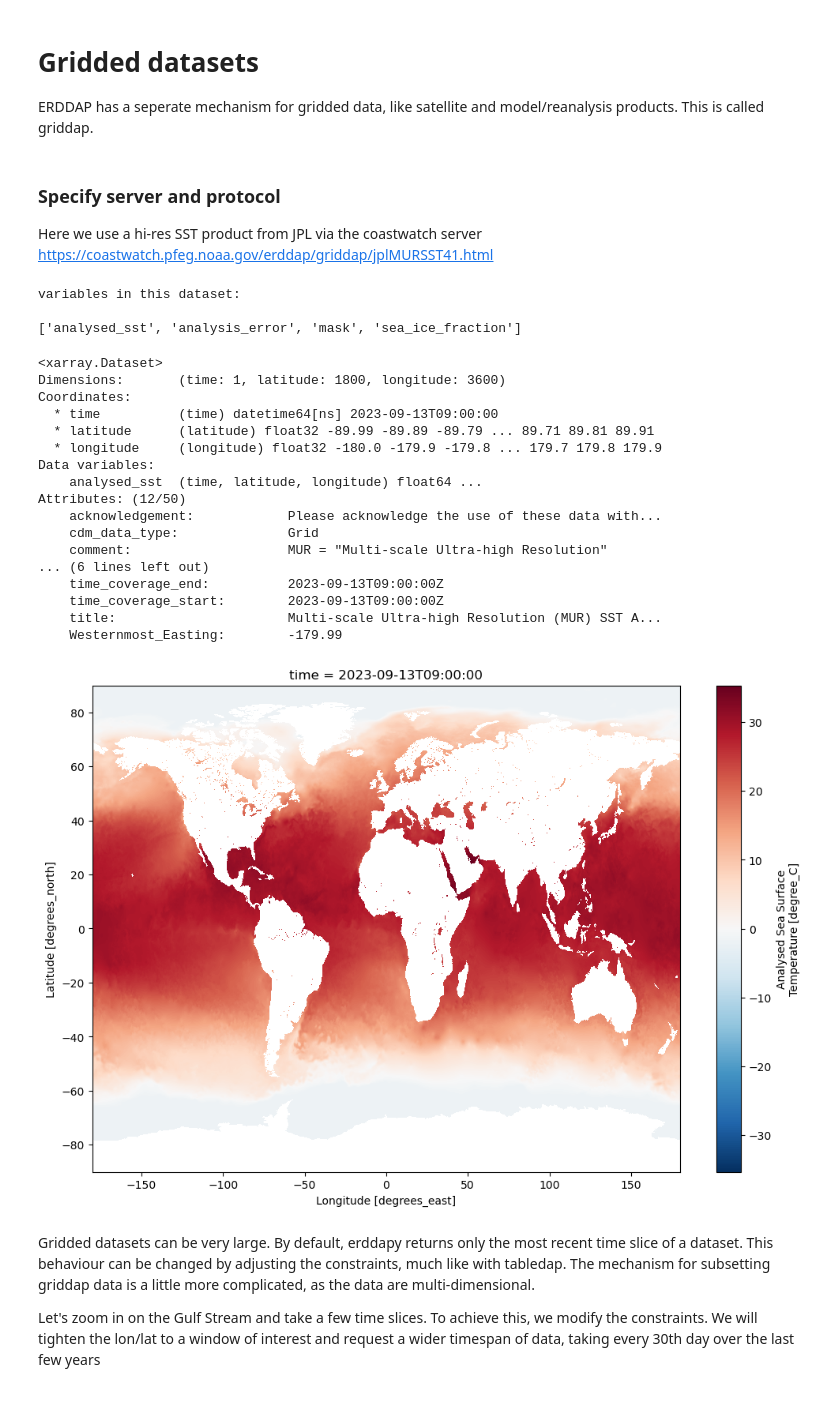
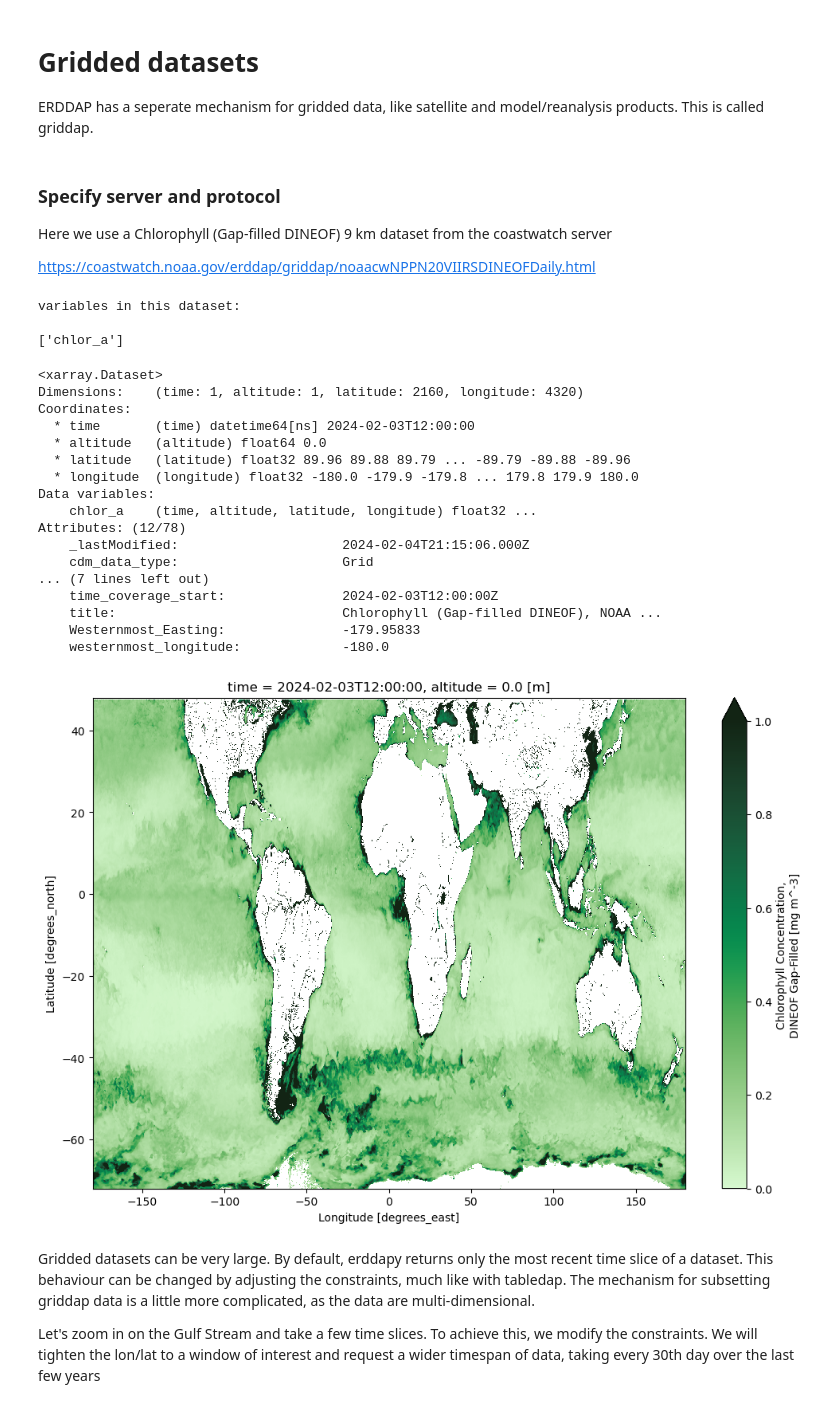
Before and after one commit to voto-ocean-knowledge/goos-erddap-demo, a Jupyter notebook: 02_gridded_data.ipynb, the cells around one changed output. Cells and saved outputs as stored; diff of their text form; code cells hidden in the pictures.

Commit message:
use coastwatch servers and datasets

```diff
--- a/02_gridded_data.ipynb
+++ b/02_gridded_data.ipynb
@@ -11,51 +12,50 @@ import cartopy.crs as ccrs
 # %% [markdown]
 ### Specify server and protocol
 
-Here we use a hi-res SST product from JPL via the coastwatch server https://coastwatch.pfeg.noaa.gov/erddap/griddap/jplMURSST41.html
+Here we use a Chlorophyll (Gap-filled DINEOF) 9 km dataset from the coastwatch server
+
+https://coastwatch.noaa.gov/erddap/griddap/noaacwNPPN20VIIRSDINEOFDaily.html
 # %%
 e = ERDDAP(
-    server="https://coastwatch.pfeg.noaa.gov/erddap",
+    server="https://coastwatch.noaa.gov/erddap",
     protocol="griddap",
 )
-
-e.dataset_id='jplMURSST41'
+e.dataset_id='noaacwNPPN20VIIRSDINEOFDaily'
 
 e.griddap_initialize() # This sends a background request to find the dataset's variables and extent
 print(f"variables in this dataset:\n\n{e.variables}")
 # %% [output]
 variables in this dataset:
 
-['analysed_sst', 'analysis_error', 'mask', 'sea_ice_fraction']
+['chlor_a']
 # %%
-e.constraints['latitude_step'] = 10
-e.constraints['longitude_step'] = 10
-e.variables = ['analysed_sst']
+e.variables = ['chlor_a']
 # %%
 ds = e.to_xarray()
 # %%
 ds
 # %% [output]
 <xarray.Dataset>
-Dimensions:       (time: 1, latitude: 1800, longitude: 3600)
+Dimensions:    (time: 1, altitude: 1, latitude: 2160, longitude: 4320)
 Coordinates:
-  * time          (time) datetime64[ns] 2023-09-13T09:00:00
-  * latitude      (latitude) float32 -89.99 -89.89 -89.79 ... 89.71 89.81 89.91
-  * longitude     (longitude) float32 -180.0 -179.9 -179.8 ... 179.7 179.8 179.9
+  * time       (time) datetime64[ns] 2024-02-03T12:00:00
+  * altitude   (altitude) float64 0.0
+  * latitude   (latitude) float32 89.96 89.88 89.79 ... -89.79 -89.88 -89.96
+  * longitude  (longitude) float32 -180.0 -179.9 -179.8 ... 179.8 179.9 180.0
 Data variables:
-    analysed_sst  (time, latitude, longitude) float64 ...
-Attributes: (12/50)
-    acknowledgement:            Please acknowledge the use of these data with...
-    cdm_data_type:              Grid
-    comment:                    MUR = "Multi-scale Ultra-high Resolution"
-... (6 lines left out)
-    time_coverage_end:          2023-09-13T09:00:00Z
-    time_coverage_start:        2023-09-13T09:00:00Z
-    title:                      Multi-scale Ultra-high Resolution (MUR) SST A...
-    Westernmost_Easting:        -179.99
+    chlor_a    (time, altitude, latitude, longitude) float32 ...
+Attributes: (12/78)
+    _lastModified:                     2024-02-04T21:15:06.000Z
+    cdm_data_type:                     Grid
+... (7 lines left out)
+    time_coverage_start:               2024-02-03T12:00:00Z
+    title:                             Chlorophyll (Gap-filled DINEOF), NOAA ...
+    Westernmost_Easting:               -179.95833
+    westernmost_longitude:             -180.0
 # %%
-ds.analysed_sst.plot(figsize=(12, 8));
+ds.chlor_a.plot(figsize=(12, 8), vmin=0, vmax=1, ylim=(-72, 48), cmap=cmo.algae);
 # %% [output]
-[figure, old version]
+[figure, new version]
 # %% [markdown]
 Gridded datasets can be very large. By default, erddapy returns only the most recent time slice of a dataset. This behaviour can be changed by adjusting the constraints, much like with tabledap. The mechanism for subsetting griddap data is a little more complicated, as the data are multi-dimensional.
 
```
Also changed, not shown: parts of 11 cells of this notebook, 1 other file.
